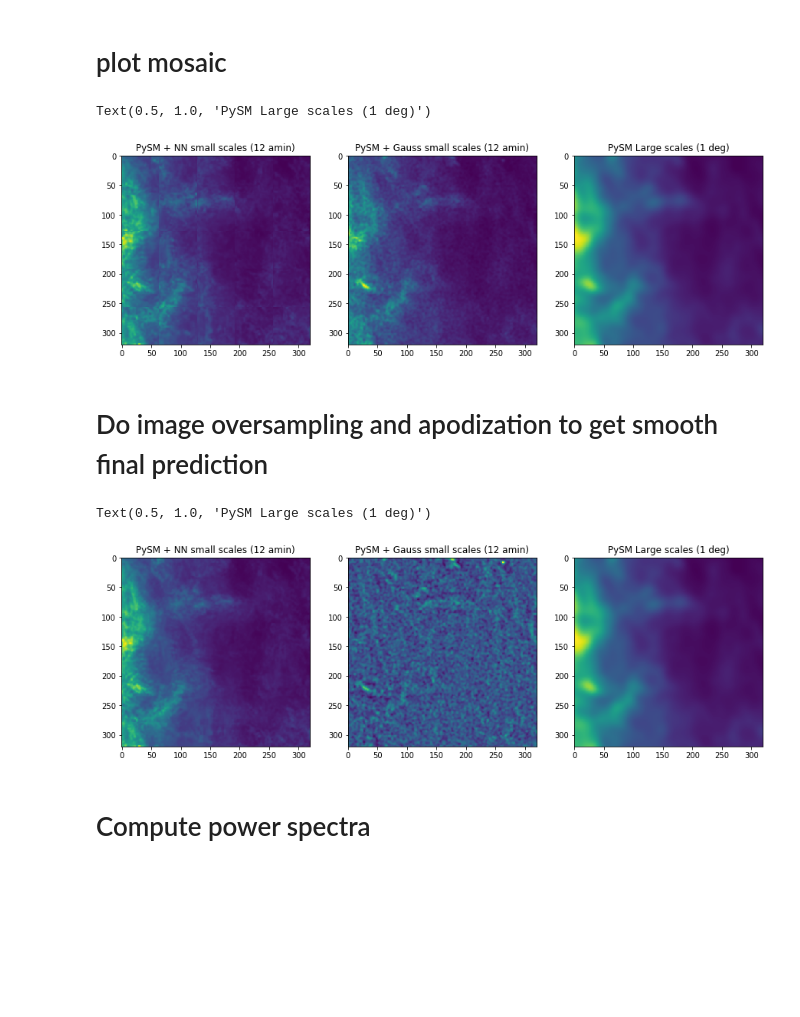
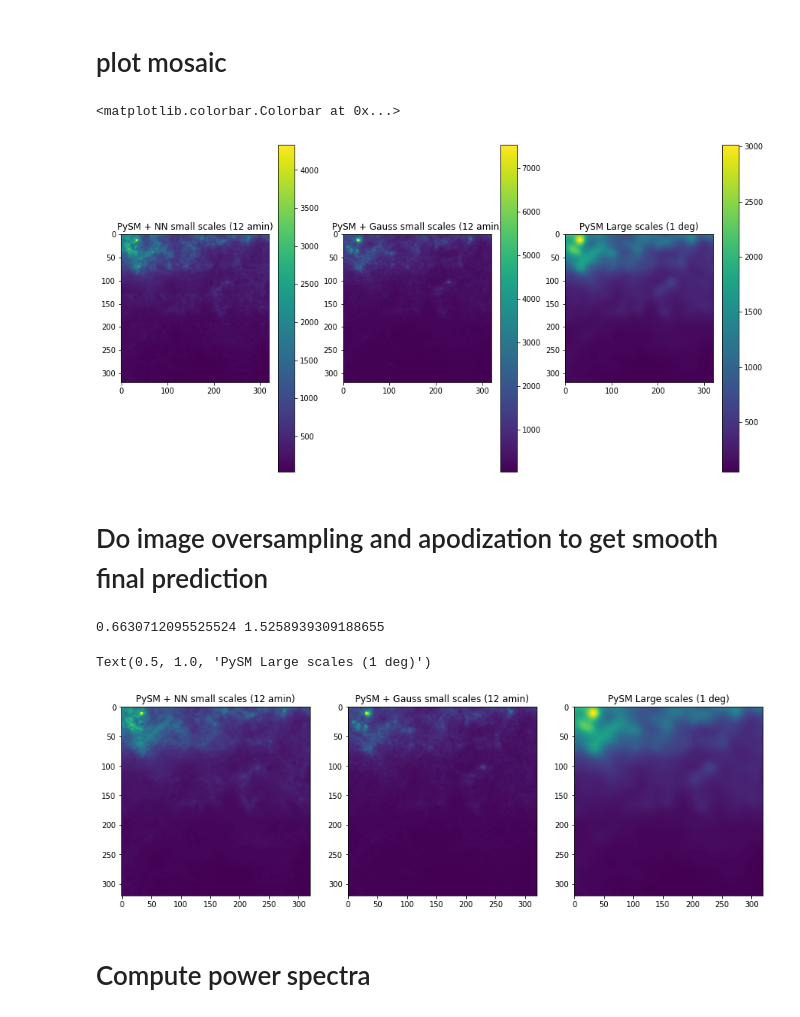
Before and after one commit to ai4cmb/ForSE, a Jupyter notebook: forse/notebooks/test_dcgan_30oct.ipynb, the cells around one changed output. Saved outputs shown, nothing was run; the diff lists cells and outputs as text; code cells hidden in the pictures; blank space fills up the shorter version.

```diff
--- a/forse/notebooks/test_dcgan_30oct.ipynb
+++ b/forse/notebooks/test_dcgan_30oct.ipynb
@@ -18,9 +18,11 @@ def smooth_accuracy(y_true, y_pred):
         return K.mean(K.equal(K.round(y_true), K.round(y_pred)))
 # %%
 dir_models = '/global/homes/k/krach/scratch/NNforFG/DCGAN/tests/ratio/models/pswap_10/'
-dir_models = '/global/homes/k/krach/scratch/NNforFG/DCGAN/opt/lat20/models/'
+#dir_models = '/global/homes/k/krach/scratch/NNforFG/DCGAN/opt/160120_swap/models/'
+#dir_models = '/global/homes/k/krach/scratch/NNforFG/DCGAN/opt/lat20/models/'
+#dir_models = '/global/homes/k/krach/scratch/NNforFG/DCGAN/opt/hr/lat10/models/'
 #dcgan.discriminator = load_model(dir_models+'discrim_15000.h5')
 #dcgan.generator = load_model(dir_models+'generat_15000.h5')
-dcgan.discriminator = load_model(dir_models+'discrim_95000.h5', custom_objects={'smooth_accuracy': smooth_accuracy})
-dcgan.generator = load_model(dir_models+'generat_95000.h5', custom_objects={'smooth_accuracy': smooth_accuracy})
+dcgan.discriminator = load_model(dir_models+'discrim_99999.h5', custom_objects={'smooth_accuracy': smooth_accuracy})
+dcgan.generator = load_model(dir_models+'generat_99999.h5', custom_objects={'smooth_accuracy': smooth_accuracy})
 # %%
@@ -122,7 +129,7 @@ for i in range(800):
 # %% [markdown]
 # plot mosaic
 # %%
-a = 225
+a = 350
 b = a+25
 NN_small_scale = unify_images(bnormed_gen[a:b])
 large_scale = pysm_1d[int(a/25)]
@@ -130,17 +137,20 @@ small_scale = pysm_ss[int(a/25)]
 # %%
 plt.figure(figsize=(15, 8))
 plt.subplot(131)
 plt.imshow(NN_small_scale*large_scale)
+plt.colorbar()
 plt.title('PySM + NN small scales (12 amin)')
 plt.subplot(132)
 plt.imshow(small_scale)
+plt.colorbar()
 plt.title('PySM + Gauss small scales (12 amin)')
 plt.subplot(133)
 plt.imshow(large_scale)
 plt.title('PySM Large scales (1 deg)')
+plt.colorbar()
 # %% [output]
-Text(0.5, 1.0, 'PySM Large scales (1 deg)')
+<matplotlib.colorbar.Colorbar at 0x...>
-[figure, old version]
+[figure, new version]
 # %% [markdown]
 # Do image oversampling and apodization to get smooth final prediction
 # %%
@@ -158,6 +168,10 @@ nn_images_oversamp = np.copy(images_oversamp)
 nn_images_oversamp[0] = gen_imgs_os[:, :, :, 0]
 for i in range(len(nn_images_oversamp[0])):
     nn_images_oversamp[0][i] = (rescale_min_max_back(nn_images_oversamp[0][i], [np.mean(pysm_ss_edges[:,0]), np.mean(pysm_ss_edges[:,1])]))
+# %%
+print(np.mean(pysm_ss_edges[:,0]), np.mean(pysm_ss_edges[:,1]))
+# %% [output]
+0.6630712095525524 1.5258939309188655
 # %%
 NN_small_scale_apo = apodize_and_unify_images(nn_images_oversamp)
 # %%
@@ -166,14 +180,14 @@ plt.subplot(131)
 plt.imshow(NN_small_scale_apo*large_scale)
 plt.title('PySM + NN small scales (12 amin)')
 plt.subplot(132)
-plt.imshow(small_scale/large_scale)
+plt.imshow(small_scale)
 plt.title('PySM + Gauss small scales (12 amin)')
 plt.subplot(133)
 plt.imshow(large_scale)
 plt.title('PySM Large scales (1 deg)')
 # %% [output]
 Text(0.5, 1.0, 'PySM Large scales (1 deg)')
-[figure, old version]
+[figure, new version]
 # %%
 np.savez('/global/homes/k/krach/scratch/NNforFG/DCGAN/tests/store/maps_patch'+str(a)+'.npz',
             LSmap = large_scale, SSmap = small_scale, NNmap = NN_small_scale_apo*large_scale)
```
Also changed, not shown: parts of 10 cells of this notebook, 16 other files.
